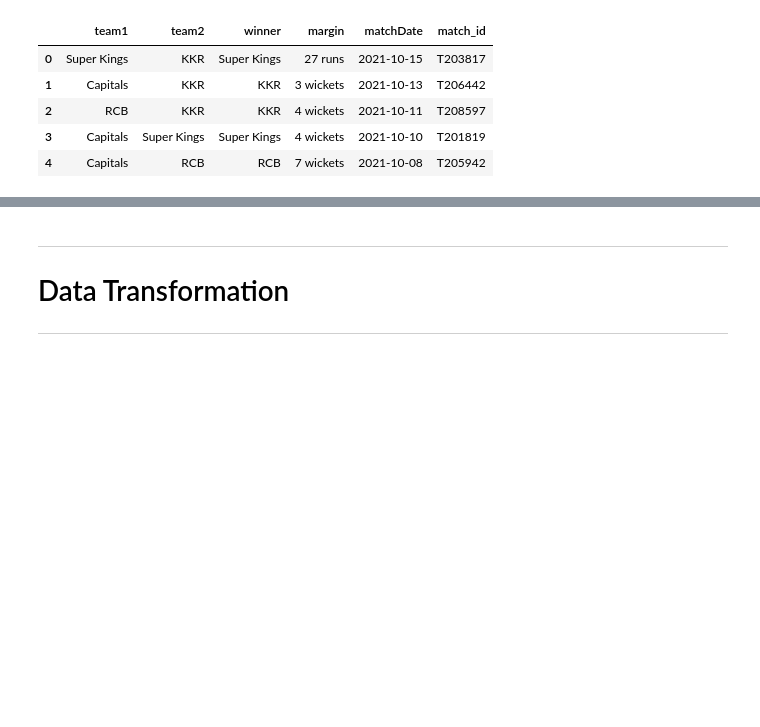
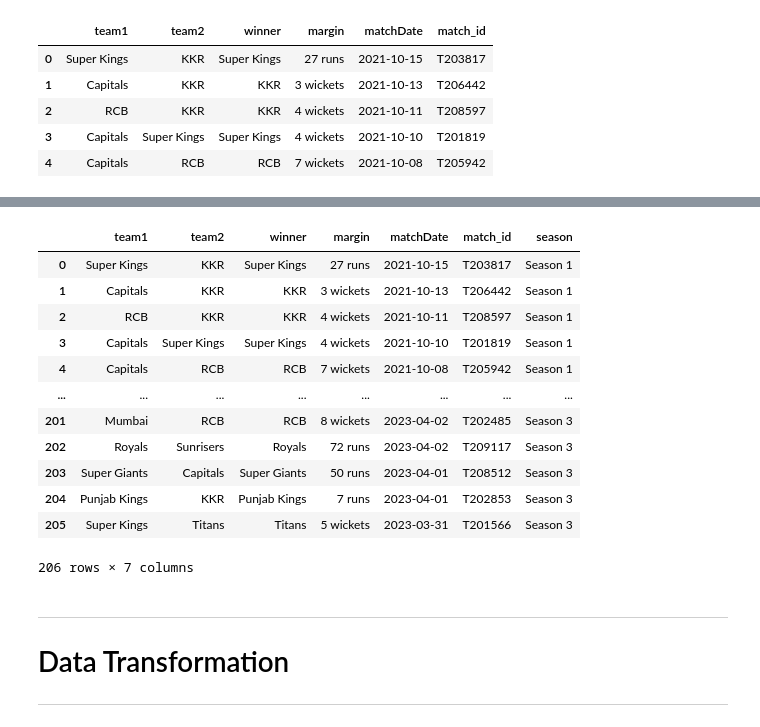
Before and after one commit to Gani25/python_weekdays_b1, a Jupyter notebook: projects/IPL Analysis.ipynb, the cells around one changed output, grey strips where cells are left out. Cells and saved outputs as stored; diff of their text form; code cells hidden in the pictures; blank space fills up the shorter version.

```diff
--- a/projects/IPL Analysis.ipynb
+++ b/projects/IPL Analysis.ipynb
@@ -267,0 +272,6 @@ df_match_summary.head()
+# %%
+df_year_season = {}
+for i, value in enumerate(sorted(df_match_summary.matchDate.dt.year.unique())):
+    df_year_season[value] = f"Season {i+1}"
+
+print(df_year_season)
@@ -268,3 +289,20 @@ df_match_summary.head()
+# %%
+df_match_summary["season"] = df_match_summary.matchDate.dt.year.map(df_year_season)
+df_match_summary
+# %% [output]
+|  | team1 | team2 | winner | margin | matchDate | match_id | season |
+| 0 | Super Kings | KKR | Super Kings | 27 runs | 2021-10-15 | T203817 | Season 1 |
+| 1 | Capitals | KKR | KKR | 3 wickets | 2021-10-13 | T206442 | Season 1 |
+| 2 | RCB | KKR | KKR | 4 wickets | 2021-10-11 | T208597 | Season 1 |
+| 3 | Capitals | Super Kings | Super Kings | 4 wickets | 2021-10-10 | T201819 | Season 1 |
+| 4 | Capitals | RCB | RCB | 7 wickets | 2021-10-08 | T205942 | Season 1 |
+| ... | ... | ... | ... | ... | ... | ... | ... |
+| 201 | Mumbai | RCB | RCB | 8 wickets | 2023-04-02 | T202485 | Season 3 |
+| 202 | Royals | Sunrisers | Royals | 72 runs | 2023-04-02 | T209117 | Season 3 |
+| 203 | Super Giants | Capitals | Super Giants | 50 runs | 2023-04-01 | T208512 | Season 3 |
+| 204 | Punjab Kings | KKR | Punjab Kings | 7 runs | 2023-04-01 | T202853 | Season 3 |
+| 205 | Super Kings | Titans | Titans | 5 wickets | 2023-03-31 | T201566 | Season 3 |
+206 rows × 7 columns
 # %% [markdown]
 <hr>
 <h1>Data Transformation</h1>
```
Also changed, not shown: parts of 3 cells of this notebook.
